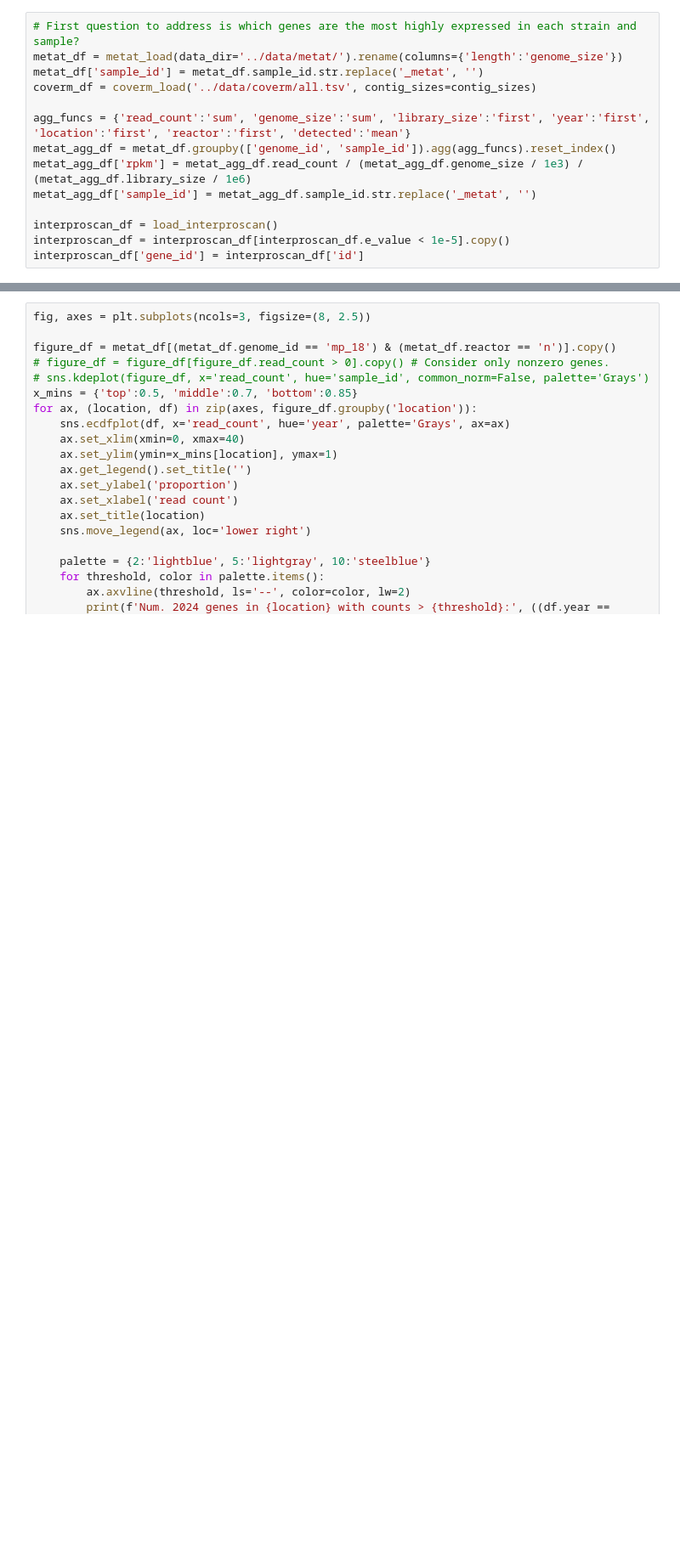
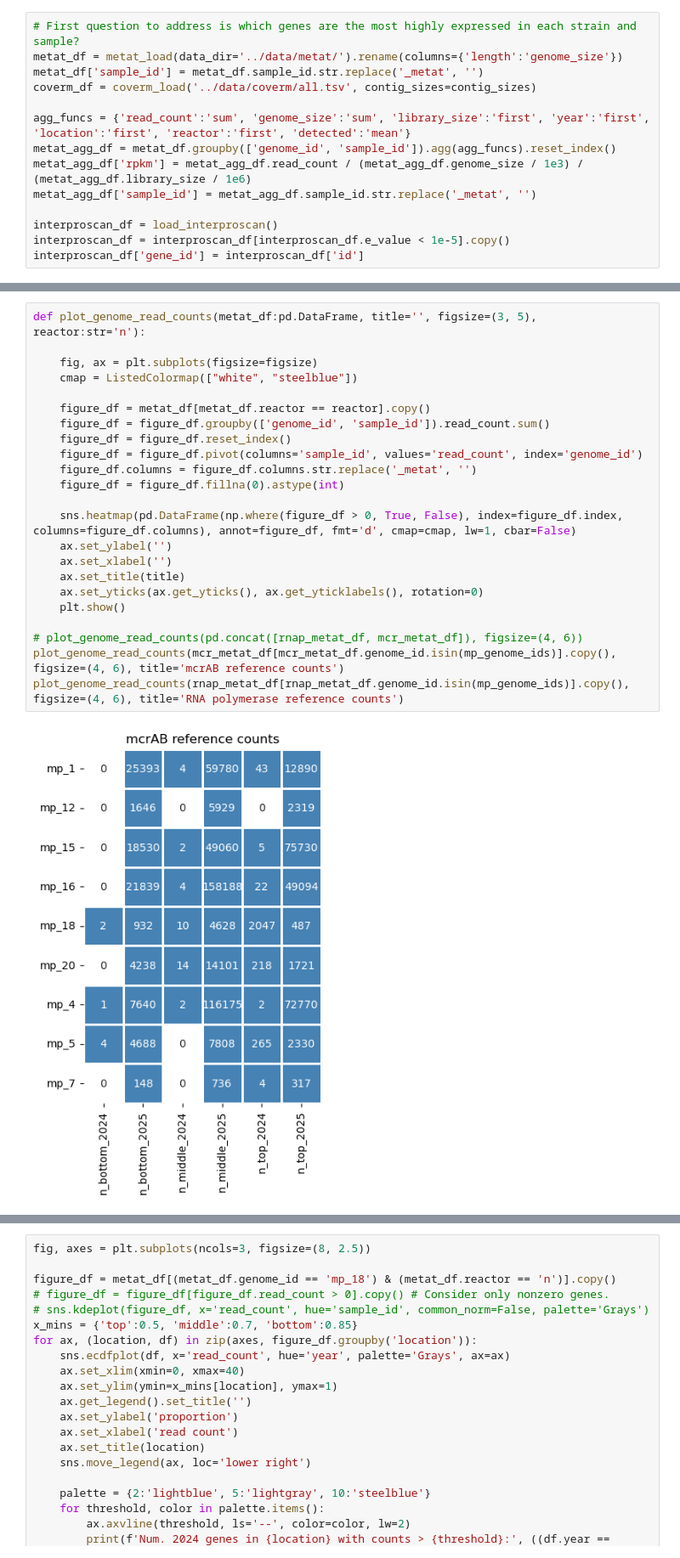
Before and after one commit to pipparichter/banfield, a Jupyter notebook: notebooks/sandbox-2.0.ipynb, the cells around one changed output, grey strips where cells are left out. Shown at 85% size. Drawn from its saved outputs; the diff is of its cells as text; blank space fills up the shorter version.

```diff
--- a/notebooks/sandbox-2.0.ipynb
+++ b/notebooks/sandbox-2.0.ipynb
@@ -199,0 +249,25 @@ plot_gene_presence: Dropping 2 genes with no presence in any sample.
+# %%
+def plot_genome_read_counts(metat_df:pd.DataFrame, title='', figsize=(3, 5), reactor:str='n'):
+
+    fig, ax = plt.subplots(figsize=figsize)
+    cmap = ListedColormap(["white", "steelblue"])
+
+    figure_df = metat_df[metat_df.reactor == reactor].copy()
+    figure_df = figure_df.groupby(['genome_id', 'sample_id']).read_count.sum()
+    figure_df = figure_df.reset_index()
+    figure_df = figure_df.pivot(columns='sample_id', values='read_count', index='genome_id')
+    figure_df.columns = figure_df.columns.str.replace('_metat', '')
+    figure_df = figure_df.fillna(0).astype(int)
+
+    sns.heatmap(pd.DataFrame(np.where(figure_df > 0, True, False), index=figure_df.index, columns=figure_df.columns), annot=figure_df, fmt='d', cmap=cmap, lw=1, cbar=False)
+    ax.set_ylabel('')
+    ax.set_xlabel('')
+    ax.set_title(title)
+    ax.set_yticks(ax.get_yticks(), ax.get_yticklabels(), rotation=0)
+    plt.show()
+
+# plot_genome_read_counts(pd.concat([rnap_metat_df, mcr_metat_df]), figsize=(4, 6))
+plot_genome_read_counts(mcr_metat_df[mcr_metat_df.genome_id.isin(mp_genome_ids)].copy(), figsize=(4, 6), title='mcrAB reference counts')
+plot_genome_read_counts(rnap_metat_df[rnap_metat_df.genome_id.isin(mp_genome_ids)].copy(), figsize=(4, 6), title='RNA polymerase reference counts')
+# %% [output]
+[figure, added]
```
Also changed, not shown: parts of 28 cells of this notebook, 7 other files.
